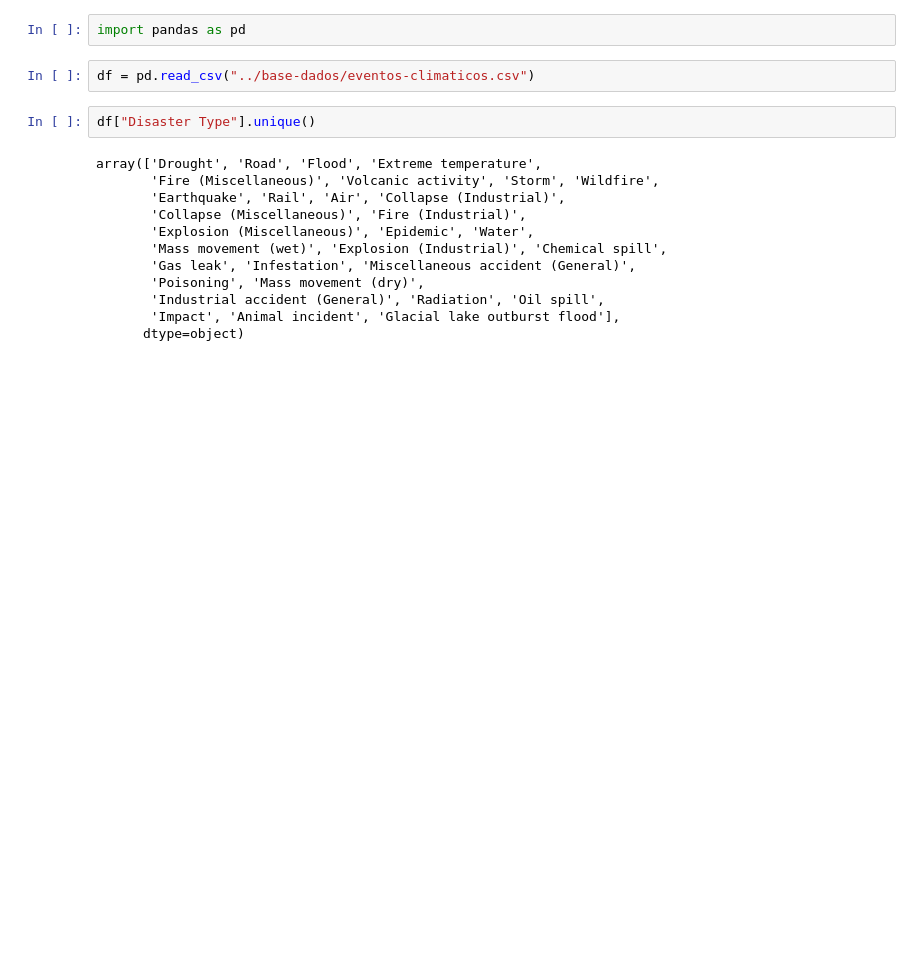
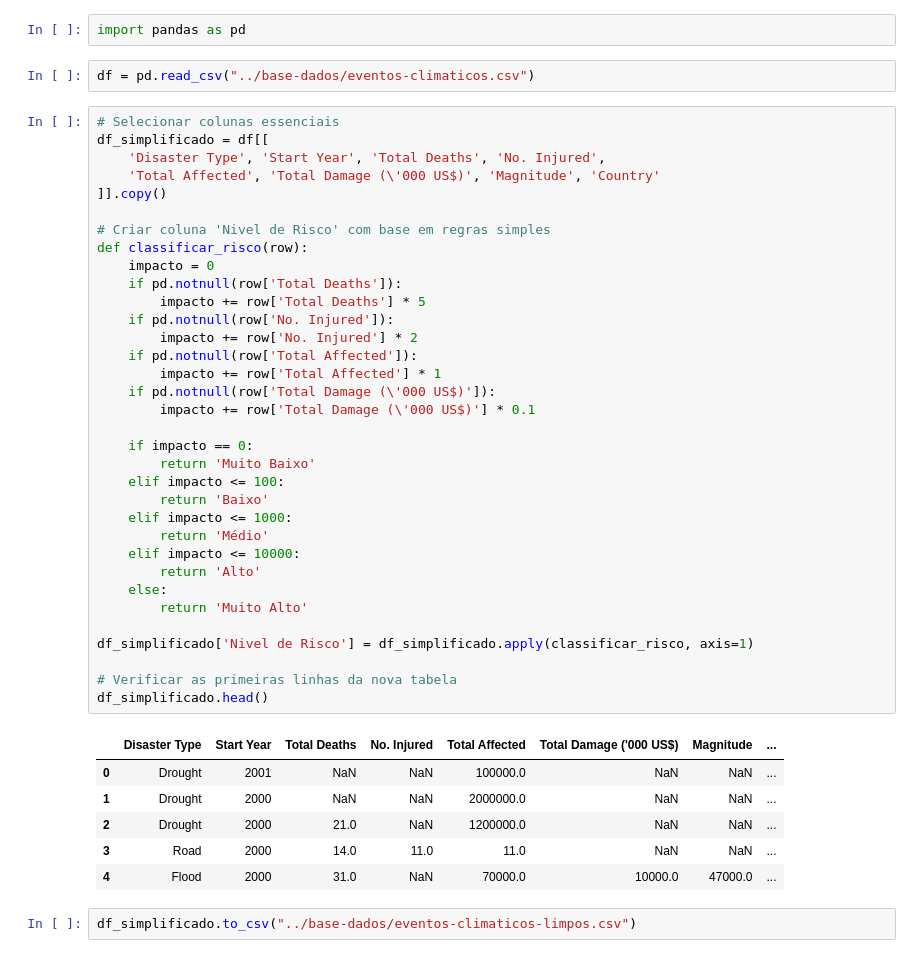
Before and after one commit to CoreWave-GlobalSolution-1-2025/CW-IA, a Jupyter notebook: notebooks/GS12025.ipynb, the cells around one changed output. Drawn from its saved outputs; the diff is of its cells as text; blank space fills up the shorter version.

```diff
--- a/notebooks/GS12025.ipynb
+++ b/notebooks/GS12025.ipynb
@@ -2,17 +2,46 @@
 import pandas as pd
 # %%
 df = pd.read_csv("../base-dados/eventos-climaticos.csv")
-# %%
-df["Disaster Type"].unique()
-# %% [output]
-array(['Drought', 'Road', 'Flood', 'Extreme temperature',
-       'Fire (Miscellaneous)', 'Volcanic activity', 'Storm', 'Wildfire',
-       'Earthquake', 'Rail', 'Air', 'Collapse (Industrial)',
-       'Collapse (Miscellaneous)', 'Fire (Industrial)',
-       'Explosion (Miscellaneous)', 'Epidemic', 'Water',
-       'Mass movement (wet)', 'Explosion (Industrial)', 'Chemical spill',
-       'Gas leak', 'Infestation', 'Miscellaneous accident (General)',
-       'Poisoning', 'Mass movement (dry)',
-       'Industrial accident (General)', 'Radiation', 'Oil spill',
-       'Impact', 'Animal incident', 'Glacial lake outburst flood'],
-      dtype=object)
+# %%
+# Selecionar colunas essenciais
+df_simplificado = df[[
+    'Disaster Type', 'Start Year', 'Total Deaths', 'No. Injured',
+    'Total Affected', 'Total Damage (\'000 US$)', 'Magnitude', 'Country'
+]].copy()
+
+# Criar coluna 'Nivel de Risco' com base em regras simples
+def classificar_risco(row):
+    impacto = 0
+    if pd.notnull(row['Total Deaths']):
+        impacto += row['Total Deaths'] * 5
+    if pd.notnull(row['No. Injured']):
+        impacto += row['No. Injured'] * 2
+    if pd.notnull(row['Total Affected']):
+        impacto += row['Total Affected'] * 1
+    if pd.notnull(row['Total Damage (\'000 US$)']):
+        impacto += row['Total Damage (\'000 US$)'] * 0.1
+
+    if impacto == 0:
+        return 'Muito Baixo'
+    elif impacto <= 100:
+        return 'Baixo'
+    elif impacto <= 1000:
+        return 'Médio'
+    elif impacto <= 10000:
+        return 'Alto'
+    else:
+        return 'Muito Alto'
+
+df_simplificado['Nivel de Risco'] = df_simplificado.apply(classificar_risco, axis=1)
+
+# Verificar as primeiras linhas da nova tabela
+df_simplificado.head()
+# %% [output]
+|  | Disaster Type | Start Year | Total Deaths | No. Injured | Total Affected | Total Damage ('000 US$) | Magnitude | ... |
+| 0 | Drought | 2001 | NaN | NaN | 100000.0 | NaN | NaN | ... |
+| 1 | Drought | 2000 | NaN | NaN | 2000000.0 | NaN | NaN | ... |
+| 2 | Drought | 2000 | 21.0 | NaN | 1200000.0 | NaN | NaN | ... |
+| 3 | Road | 2000 | 14.0 | 11.0 | 11.0 | NaN | NaN | ... |
+| 4 | Flood | 2000 | 31.0 | NaN | 70000.0 | 10000.0 | 47000.0 | ... |
+# %%
+df_simplificado.to_csv("../base-dados/eventos-climaticos-limpos.csv")
```
Also changed, not shown: parts of 10 cells of this notebook, 4 other files.
